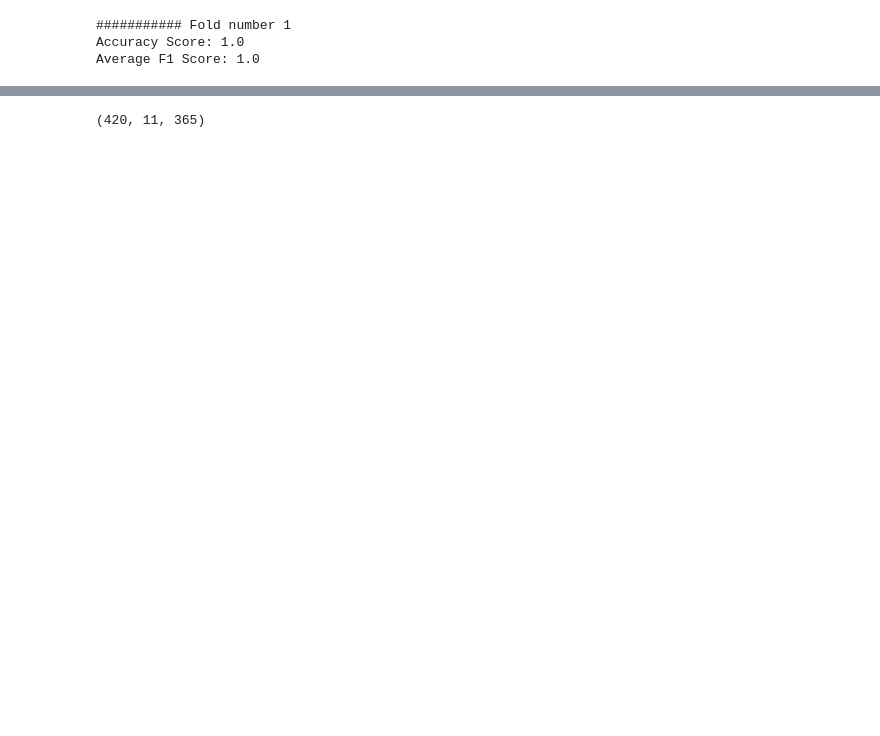
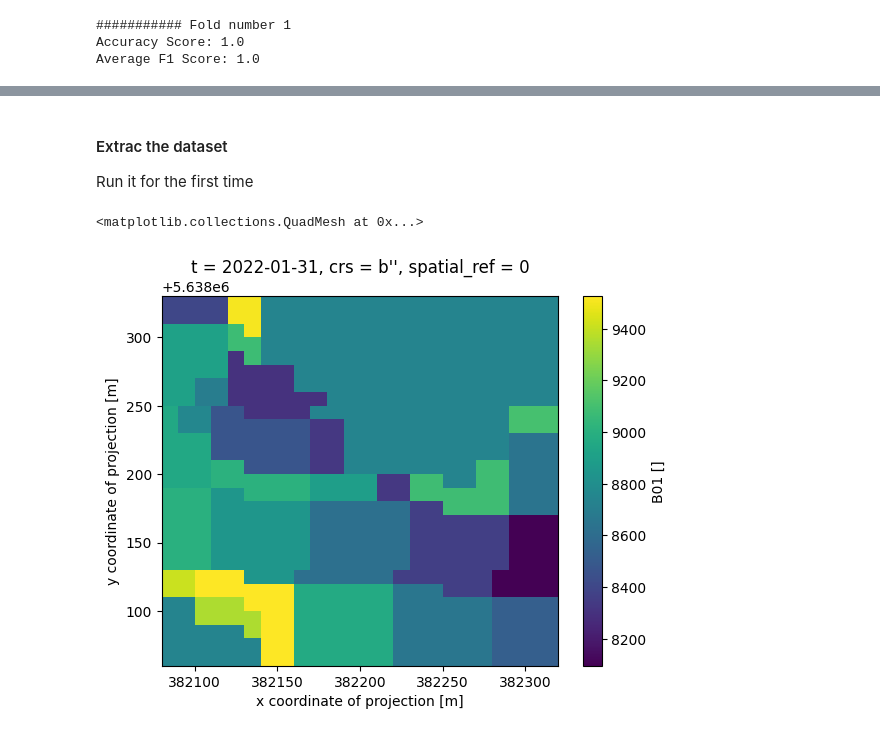
Before and after one commit to clausmichele/openEO_photovoltaic, a Jupyter notebook: notebooks/2D_Modeling.ipynb, the cells around one changed output, grey strips where cells are left out. Cells and saved outputs as stored; diff of their text form; code cells hidden in the pictures; blank space fills up the shorter version.

Commit message:
2d germany

```diff
--- a/notebooks/2D_Modeling.ipynb
+++ b/notebooks/2D_Modeling.ipynb
@@ -341,4 +301,46 @@ te_samples = np.nan_to_num(te_samples, nan=-999999)
-# %%
-te_samples.shape
-# %% [output]
-(420, 11, 365)
+# %% [markdown]
+#### Extrac the dataset
+Run it for the first time
+# %%
+# Extract S2 data for the photvoltaic farms - pixels inside the polygons "labels as 1"
+
+start_date = '2022-01-01'
+end_date = '2022-12-31'
+
+all_pixels_ts = []
+for i, geom in big_pv_geoms_32632[3:4].iterrows(): #280
+    try:
+        data = xr.open_dataset(f"{data_dir}/s2/germany/s2_2022_{i}.nc",decode_coords="all")
+
+        ## Filter clouds pixels
+        cloud_mask = np.bitwise_or((data.SCL == 8),(data.SCL == 9))
+        geodf = gpd.GeoDataFrame(geometry=[geom["geometry"]],crs="EPSG:32632")
+        data = data.where(~cloud_mask)
+
+        ## This step to fill the gaps (nan values) spatially
+        data = data.groupby('t').apply(lambda x: x.fillna(x.mean(dim=('x','y'))))
+        data.rio.write_crs("epsg:32633", inplace=True) #32633
+
+
+        ## Linear interpolation to have full time-series
+        daily_date_range = pd.date_range(start=pd.to_datetime(start_date),
+                                         end=pd.to_datetime(end_date),
+                                         freq='D')
+
+        ds_daily = data.reindex(t=daily_date_range)
+        ds_daily_interp = ds_daily.interpolate_na(dim='t', method='linear')
+
+
+        df = ds_daily_interp.to_dataframe().unstack(level='t')
+
+        arr_ts= []
+        for b in bands:
+            df_b = df[b]
+            df_b = df_b.dropna(how = 'all')
+            arr_ts.append(np.array(df_b))
+
+        all_pixels_ts.append(np.stack(arr_ts, axis=1))
+        break
+
+    except:
+        print(f"This polygon id: {i} is not exist.")
@@ -344,0 +352,5 @@ te_samples.shape
+# %%
+ds_daily_interp['B01'][30].plot()
+# %% [output]
+<matplotlib.collections.QuadMesh at 0x...>
+[figure, added]
```
Also changed, not shown: parts of 22 cells of this notebook, 2 other files.
